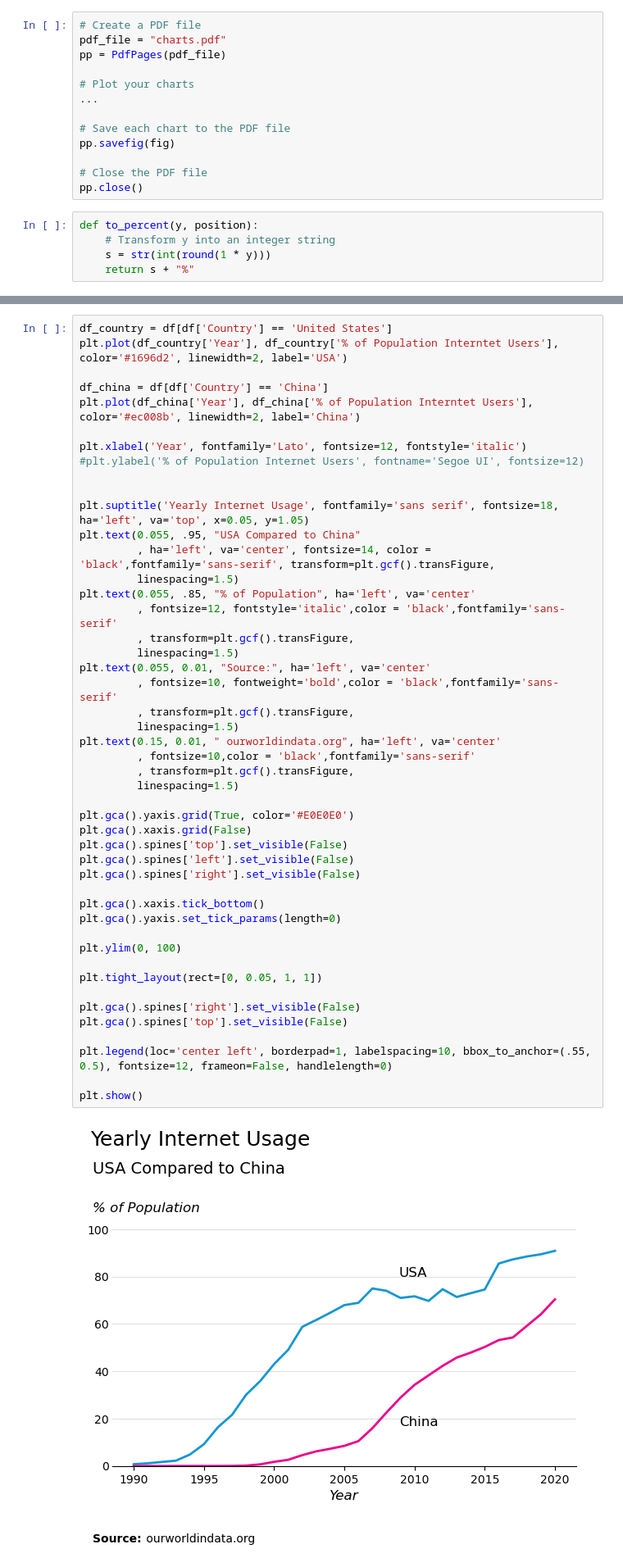
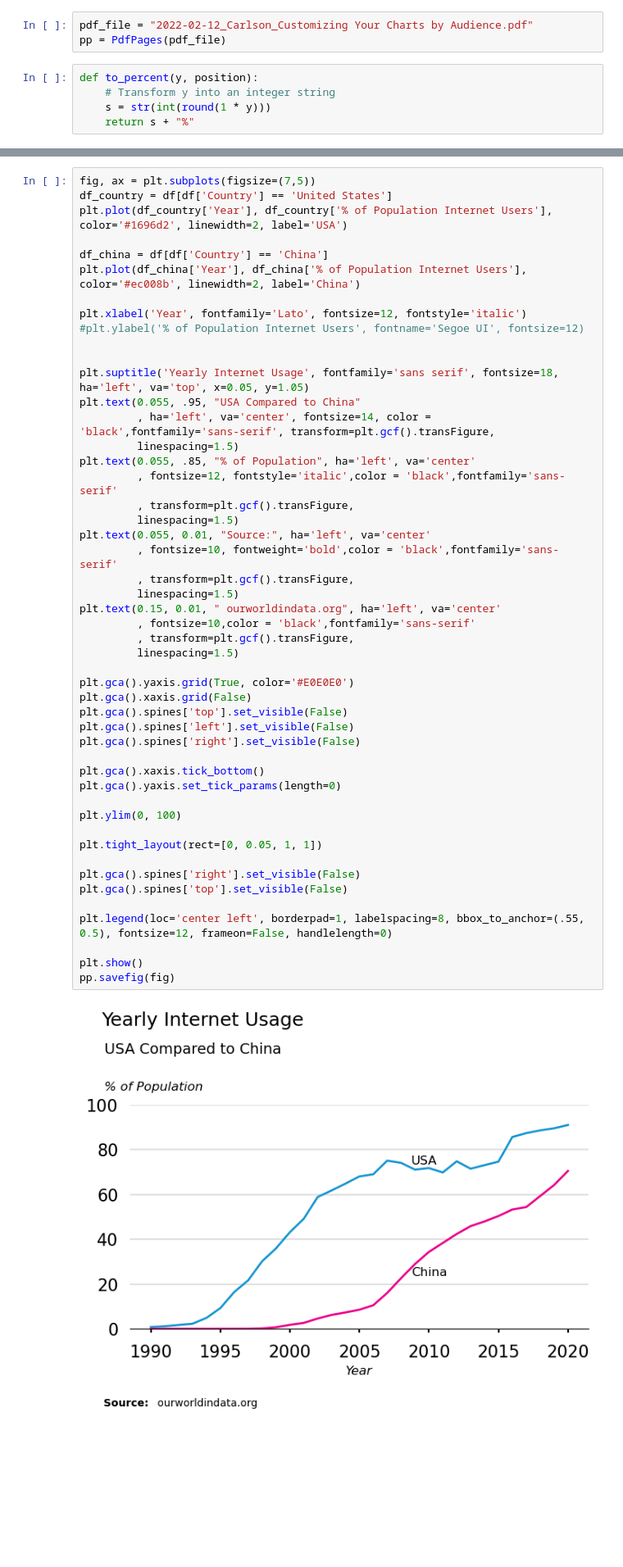
Before and after one commit to Olecxander/Week4, a Jupyter notebook: ChartByAudience.ipynb, the cells around one changed output, grey strips where cells are left out. Shown: that part at 82% size. Cells and saved outputs as stored; diff of their text form; blank space fills up the shorter version.

```diff
--- a/ChartByAudience.ipynb
+++ b/ChartByAudience.ipynb
@@ -27,18 +27,8 @@ df
 | 6532 | Zimbabwe | ZWE | 2020 | 29.299999 |
 6533 rows × 4 columns
 # %%
-# Create a PDF file
-pdf_file = "charts.pdf"
+pdf_file = "2022-02-12_Carlson_Customizing Your Charts by Audience.pdf"
 pp = PdfPages(pdf_file)
-
-# Plot your charts
-...
-
-# Save each chart to the PDF file
-pp.savefig(fig)
-
-# Close the PDF file
-pp.close()
 # %%
 def to_percent(y, position):
     # Transform y into an integer string
@@ -127,9 +121,10 @@ plt.show()
 # %%
+fig, ax = plt.subplots(figsize=(7,5))
 df_country = df[df['Country'] == 'United States']
-plt.plot(df_country['Year'], df_country['% of Population Interntet Users'], color='#1696d2', linewidth=2, label='USA')
+plt.plot(df_country['Year'], df_country['% of Population Internet Users'], color='#1696d2', linewidth=2, label='USA')
 
 df_china = df[df['Country'] == 'China']
-plt.plot(df_china['Year'], df_china['% of Population Interntet Users'], color='#ec008b', linewidth=2, label='China')
+plt.plot(df_china['Year'], df_china['% of Population Internet Users'], color='#ec008b', linewidth=2, label='China')
 
 plt.xlabel('Year', fontfamily='Lato', fontsize=12, fontstyle='italic')
 #plt.ylabel('% of Population Internet Users', fontname='Segoe UI', fontsize=12)
@@ -144,35 +139,36 @@ plt.text(0.055, .85, "% of Population", ha='left', va='center'
          , transform=plt.gcf().transFigure,
          linespacing=1.5)
 plt.text(0.055, 0.01, "Source:", ha='left', va='center'
          , fontsize=10, fontweight='bold',color = 'black',fontfamily='sans-serif'
          , transform=plt.gcf().transFigure,
          linespacing=1.5)
 plt.text(0.15, 0.01, " ourworldindata.org", ha='left', va='center'
          , fontsize=10,color = 'black',fontfamily='sans-serif'
          , transform=plt.gcf().transFigure,
          linespacing=1.5)
 
 plt.gca().yaxis.grid(True, color='#E0E0E0')
 plt.gca().xaxis.grid(False)
 plt.gca().spines['top'].set_visible(False)
 plt.gca().spines['left'].set_visible(False)
 plt.gca().spines['right'].set_visible(False)
 
 plt.gca().xaxis.tick_bottom()
 plt.gca().yaxis.set_tick_params(length=0)
 
 plt.ylim(0, 100)
 
 plt.tight_layout(rect=[0, 0.05, 1, 1])
 
 plt.gca().spines['right'].set_visible(False)
 plt.gca().spines['top'].set_visible(False)
 
-plt.legend(loc='center left', borderpad=1, labelspacing=10, bbox_to_anchor=(.55, 0.5), fontsize=12, frameon=False, handlelength=0)
+plt.legend(loc='center left', borderpad=1, labelspacing=8, bbox_to_anchor=(.55, 0.5), fontsize=12, frameon=False, handlelength=0)
 
 plt.show()
+pp.savefig(fig)
 # %% [output]
-[figure, old version]
+[figure, new version]
 # %%
 df1 = df[df['Year'] == 2020]
 merged = world.merge(df1, left_on='iso_a3', right_on='Country_Code')
```
Also changed, not shown: parts of 6 cells of this notebook, 1 other file.
